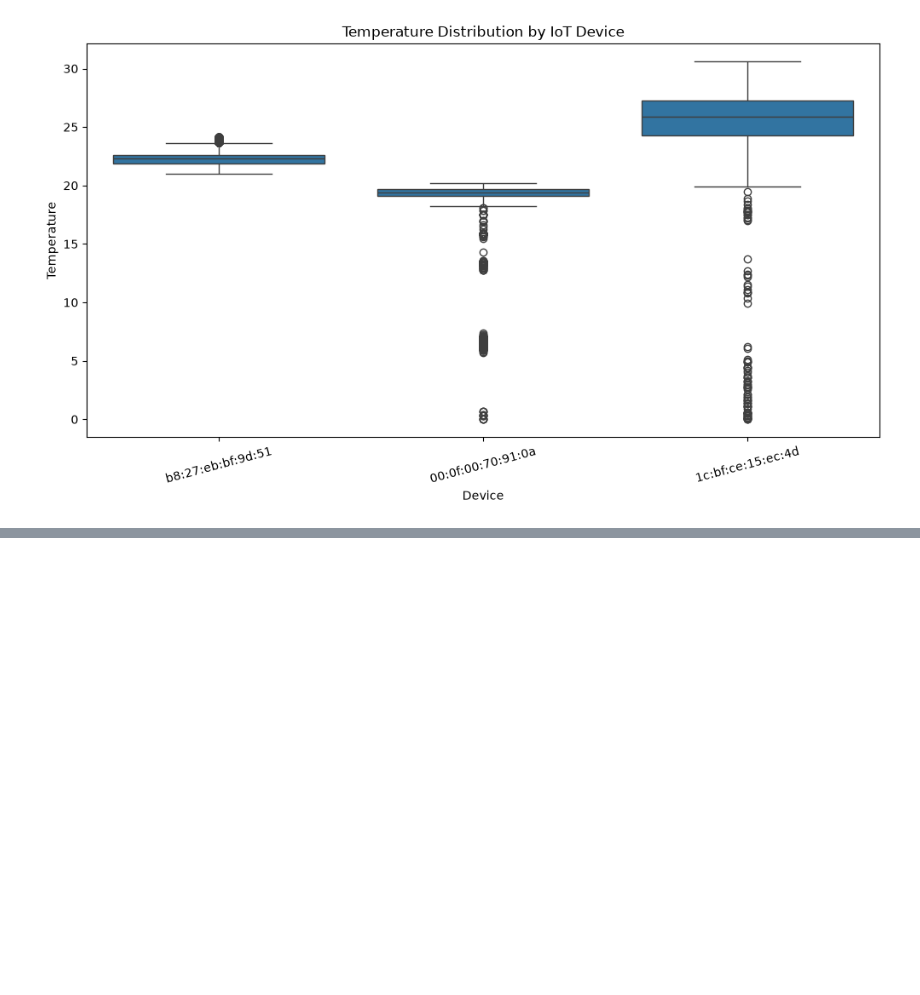
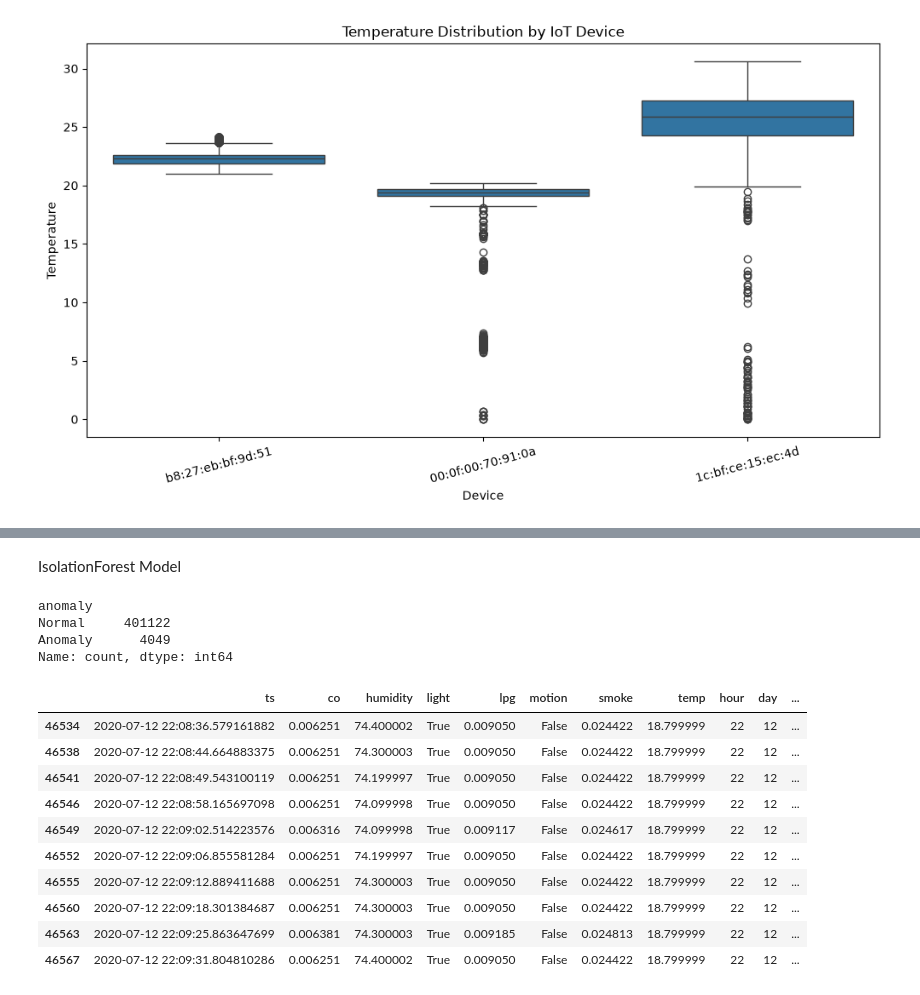
Before and after one commit to rahul-gitt/IoT-Sensor-Data-Validator, a Jupyter notebook: main.ipynb, the cells around one changed output, grey strips where cells are left out. Drawn from its saved outputs; the diff is of its cells as text; code cells hidden in the pictures; blank space fills up the shorter version.

Commit message:
Model Ready

```diff
--- a/main.ipynb
+++ b/main.ipynb
@@ -171,0 +213,6 @@ plt.show()
+# %%
+df["hour"] = df["ts"].dt.hour
+df["day"] = df["ts"].dt.day
+df["day_of_week"] = df["ts"].dt.dayofweek
+
+display(df[["ts", "hour", "day", "day_of_week"]].head())
@@ -171,0 +226,2 @@ plt.show()
+# %%
+df = pd.get_dummies(df, columns=["device"], dtype=int)
@@ -171,0 +237,5 @@ plt.show()
+# %%
+X = df.drop(columns=["ts", "day"])
+
+print(X.shape)
+print(X.dtypes)
@@ -171,0 +257,43 @@ plt.show()
+# %% [markdown]
+IsolationForest Model
+# %%
+from sklearn.ensemble import IsolationForest
+
+model = IsolationForest(
+    n_estimators=100,
+    contamination=0.01,
+    random_state=42,
+    n_jobs=-1
+)
+
+model.fit(X)
+
+df["anomaly"] = model.predict(X)
+
+df["anomaly"] = df["anomaly"].map({
+    1: "Normal",
+    -1: "Anomaly"
+})
+
+print(df["anomaly"].value_counts())
+# %% [output]
+anomaly
+Normal     401122
+Anomaly      4049
+Name: count, dtype: int64
+# %%
+anomalies = df[df["anomaly"] == "Anomaly"]
+
+display(anomalies.head(10))
+# %% [output]
+|  | ts | co | humidity | light | lpg | motion | smoke | temp | hour | day | ... |
+| 46534 | 2020-07-12 22:08:36.579161882 | 0.006251 | 74.400002 | True | 0.009050 | False | 0.024422 | 18.799999 | 22 | 12 | ... |
+| 46538 | 2020-07-12 22:08:44.664883375 | 0.006251 | 74.300003 | True | 0.009050 | False | 0.024422 | 18.799999 | 22 | 12 | ... |
+| 46541 | 2020-07-12 22:08:49.543100119 | 0.006251 | 74.199997 | True | 0.009050 | False | 0.024422 | 18.799999 | 22 | 12 | ... |
+| 46546 | 2020-07-12 22:08:58.165697098 | 0.006251 | 74.099998 | True | 0.009050 | False | 0.024422 | 18.799999 | 22 | 12 | ... |
+| 46549 | 2020-07-12 22:09:02.514223576 | 0.006316 | 74.099998 | True | 0.009117 | False | 0.024617 | 18.799999 | 22 | 12 | ... |
+| 46552 | 2020-07-12 22:09:06.855581284 | 0.006251 | 74.199997 | True | 0.009050 | False | 0.024422 | 18.799999 | 22 | 12 | ... |
+| 46555 | 2020-07-12 22:09:12.889411688 | 0.006251 | 74.300003 | True | 0.009050 | False | 0.024422 | 18.799999 | 22 | 12 | ... |
+| 46560 | 2020-07-12 22:09:18.301384687 | 0.006251 | 74.300003 | True | 0.009050 | False | 0.024422 | 18.799999 | 22 | 12 | ... |
+| 46563 | 2020-07-12 22:09:25.863647699 | 0.006381 | 74.300003 | True | 0.009185 | False | 0.024813 | 18.799999 | 22 | 12 | ... |
+| 46567 | 2020-07-12 22:09:31.804810286 | 0.006251 | 74.400002 | True | 0.009050 | False | 0.024422 | 18.799999 | 22 | 12 | ... |
```
Also changed, not shown: parts of 13 cells of this notebook, 1 other file.
